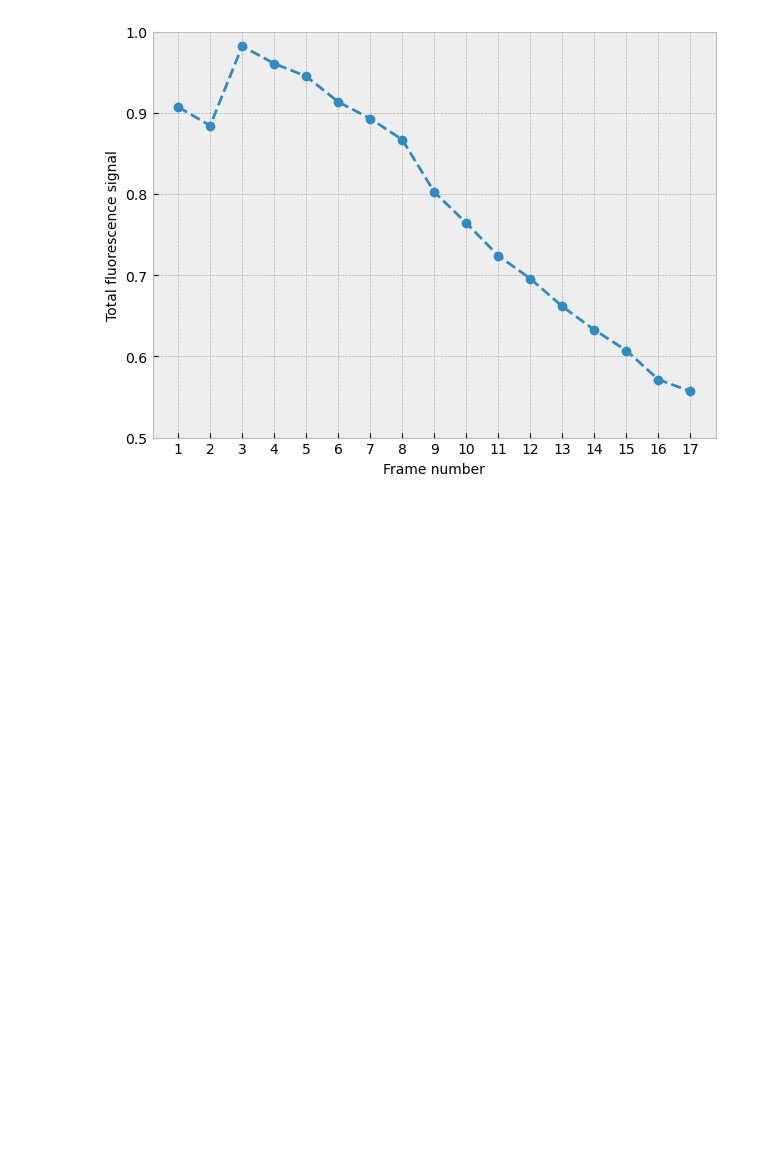
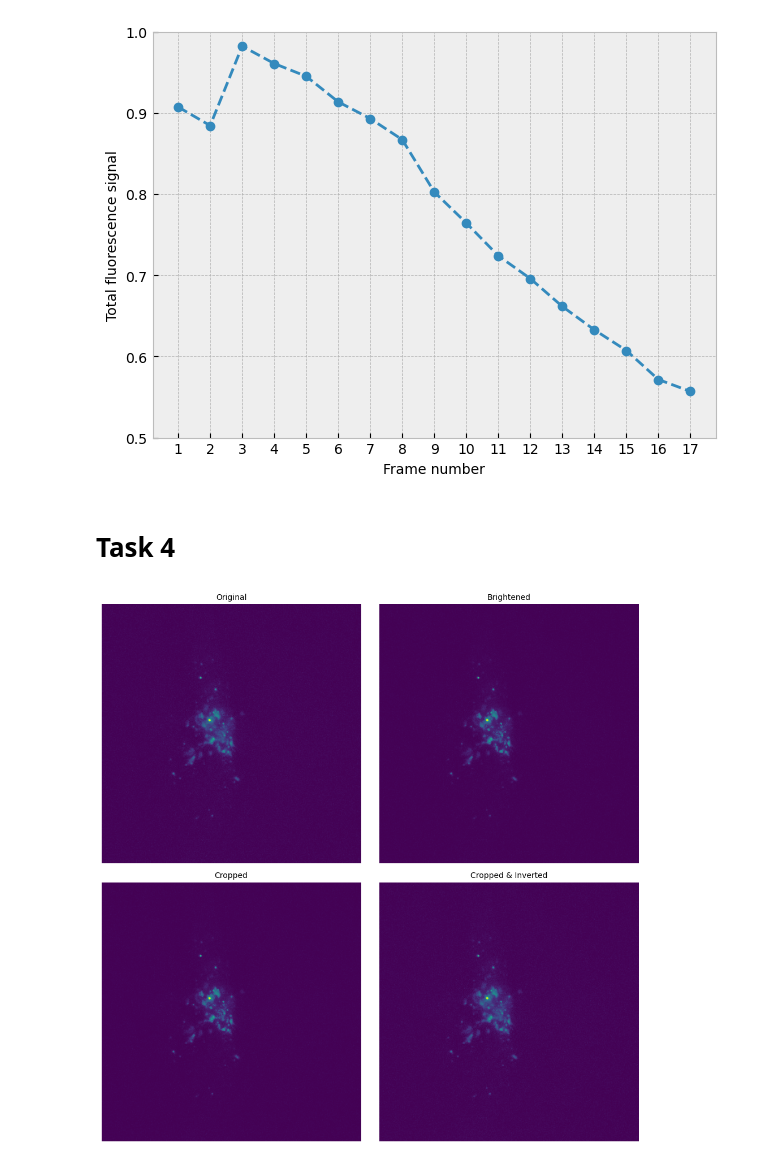
Before and after one commit to SPS-SP2273/learning-portfolio-2024-aug-immunoglobulinaustin, a Jupyter notebook: application_challenge/a_picture_worth_thousands_of_data_points/a_picture_worth_thousands_of_data_points.ipynb, the cells around one changed output. Saved outputs shown, nothing was run; the diff lists cells and outputs as text; code cells hidden in the pictures; blank space fills up the shorter version.

```diff
--- a/application_challenge/a_picture_worth_thousands_of_data_points/a_picture_worth_thousands_of_data_points.ipynb
+++ b/application_challenge/a_picture_worth_thousands_of_data_points/a_picture_worth_thousands_of_data_points.ipynb
@@ -78,3 +78,42 @@ plt.tight_layout() #trying out
 plt.show()
 # %% [output]
 [figure]
+# %% [markdown]
+# Task 4
+# %%
+img = plt.imread('golgi-movie_robert_frame_17_gray.jpg')
+fig, ax = plt.subplots(nrows=2, ncols=2, figsize=(10, 10))
+
+#assigning them into their 2D array position
+ax_original = ax[0, 0]
+ax_brightened = ax[0, 1]
+ax_cropped = ax[1, 0]
+ax_cropped_inverted = ax[1, 1]
+
+#Plotting
+ax[0, 0].imshow(img)
+ax[0, 0].set_title('Original', fontsize = 10)
+ax[0, 0].axis('off') #removing axis for this subplot
+
+
+brightened_img = img.astype(np.float32) #converting uint8 to float32, so can do masking
+mask = brightened_img > 50
+brightened_img[mask] = brightened_img[mask] * 1.5 #if values >50, *1.5 and replace brightened_img
+
+ax[0, 1].imshow(brightened_img)
+ax[0, 1].set_title('Brightened', fontsize = 10)
+ax[0, 1].axis('off')
+
+# cropped_img = util.crop(brightened_img, ((1000 , 1000), (1500, 1500)))
+ax[1, 0].imshow(brightened_img)
+ax[1, 0].set_title('Cropped', fontsize = 10)
+ax[1, 0].axis('off')
+
+ax[1, 1].imshow(img)
+ax[1, 1].set_title('Cropped & Inverted', fontsize = 10)
+ax[1, 1].axis('off')
+
+plt.tight_layout()
+plt.show()
+# %% [output]
+[figure, added]
```
Also changed, not shown: parts of 5 cells of this notebook.
